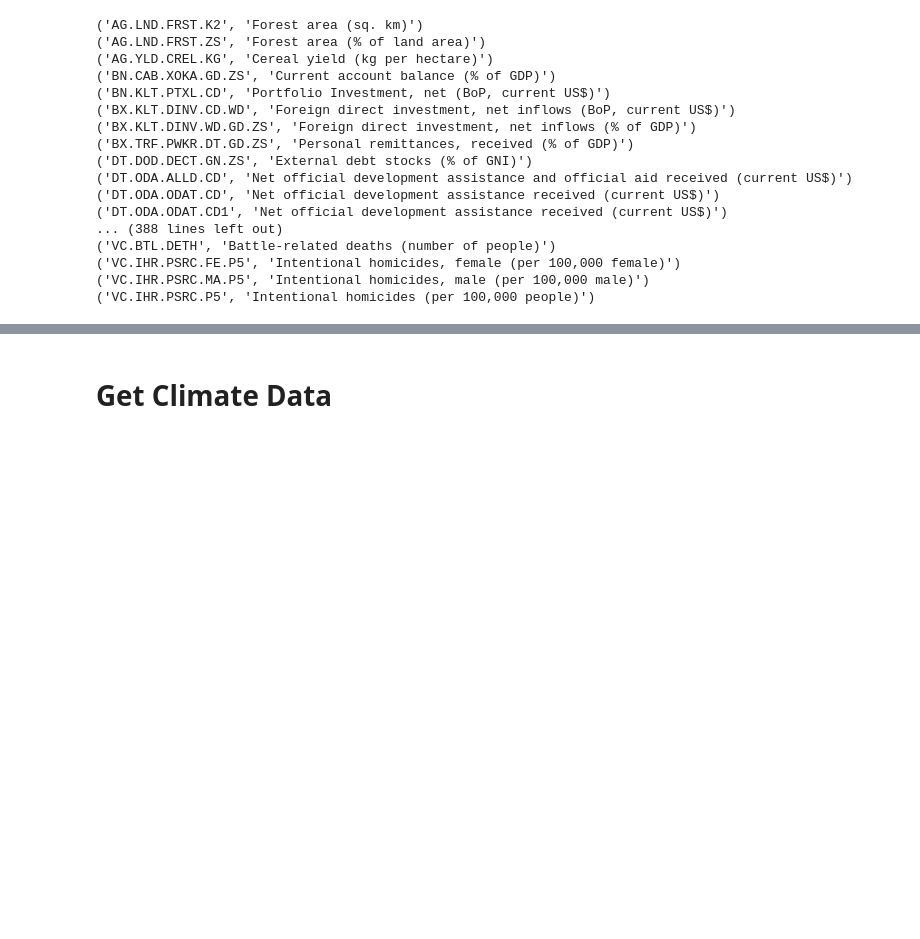
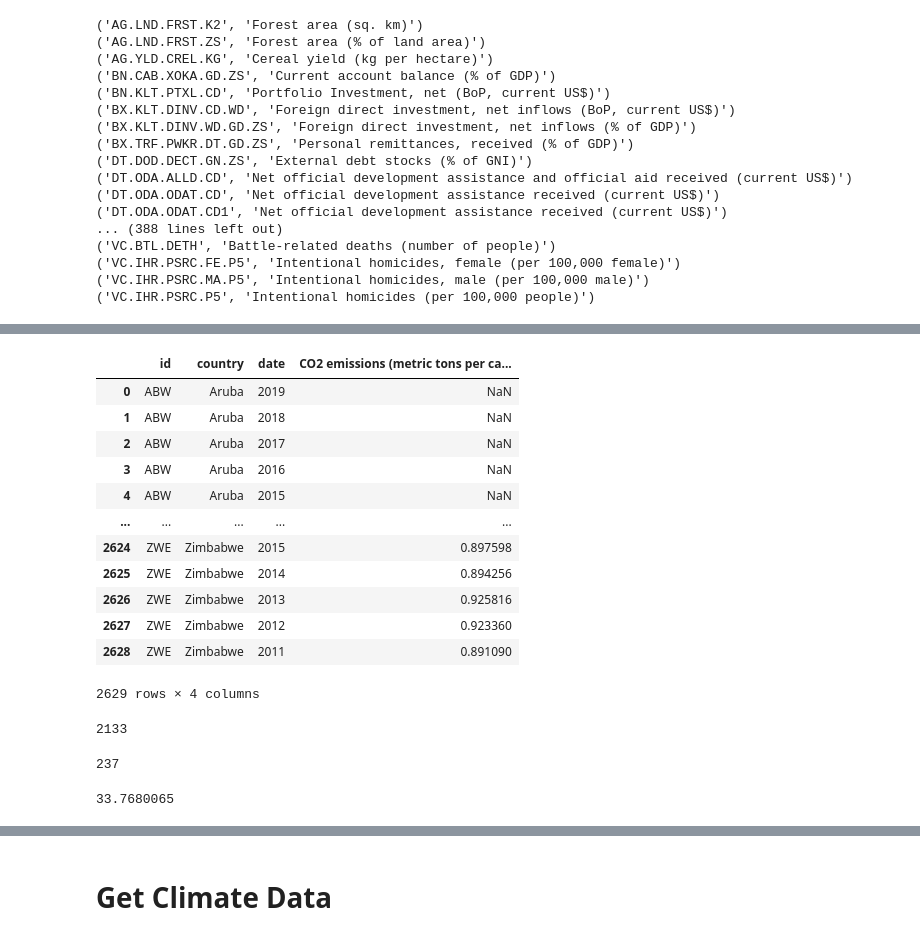
Before and after one commit to nmckinne/SustainabilityProject, a Jupyter notebook: SustainabilityGoals.ipynb, the cells around one changed output, grey strips where cells are left out. Saved outputs shown, nothing was run; the diff lists cells and outputs as text; code cells hidden in the pictures; blank space fills up the shorter version.

```diff
--- a/SustainabilityGoals.ipynb
+++ b/SustainabilityGoals.ipynb
@@ -144,0 +143,18 @@ CO2_data.head()
+# %%
+#Merge CO2 data with dlocationsList to get the ISO code for each country
+CO2_data = pd.merge(dlocationsList, CO2_data, on='country')
+CO2_data.head(-1)
+# %% [output]
+|  | id | country | date | CO2 emissions (metric tons per ca... |
+| 0 | ABW | Aruba | 2019 | NaN |
+| 1 | ABW | Aruba | 2018 | NaN |
+| 2 | ABW | Aruba | 2017 | NaN |
+| 3 | ABW | Aruba | 2016 | NaN |
+| 4 | ABW | Aruba | 2015 | NaN |
+| ... | ... | ... | ... | ... |
+| 2624 | ZWE | Zimbabwe | 2015 | 0.897598 |
+| 2625 | ZWE | Zimbabwe | 2014 | 0.894256 |
+| 2626 | ZWE | Zimbabwe | 2013 | 0.925816 |
+| 2627 | ZWE | Zimbabwe | 2012 | 0.923360 |
+| 2628 | ZWE | Zimbabwe | 2011 | 0.891090 |
+2629 rows × 4 columns
@@ -144,0 +187,7 @@ CO2_data.head()
+# %%
+# Remove countries with no CO2 data
+CO2_data.dropna(axis=0, inplace=True)
+CO2_data.head()
+len(CO2_data)
+# %% [output]
+2133
@@ -144,0 +199,8 @@ CO2_data.head()
+# %%
+len(country_df)
+# %% [output]
+237
+# %%
+get_lat('Afghanistan')
+# %% [output]
+33.7680065
```
Also changed, not shown: parts of 16 cells of this notebook.
